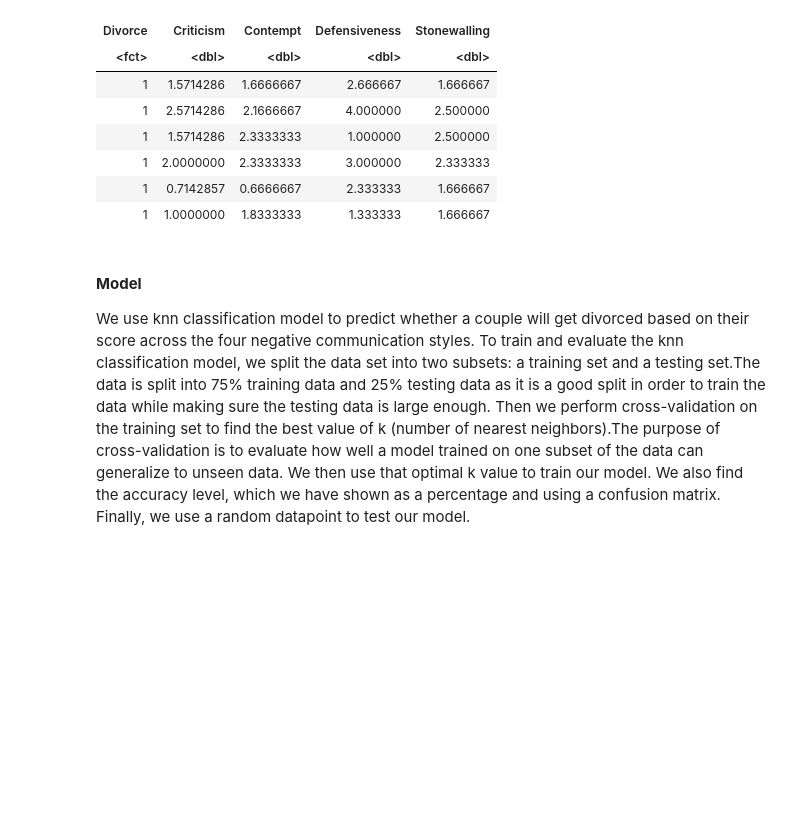
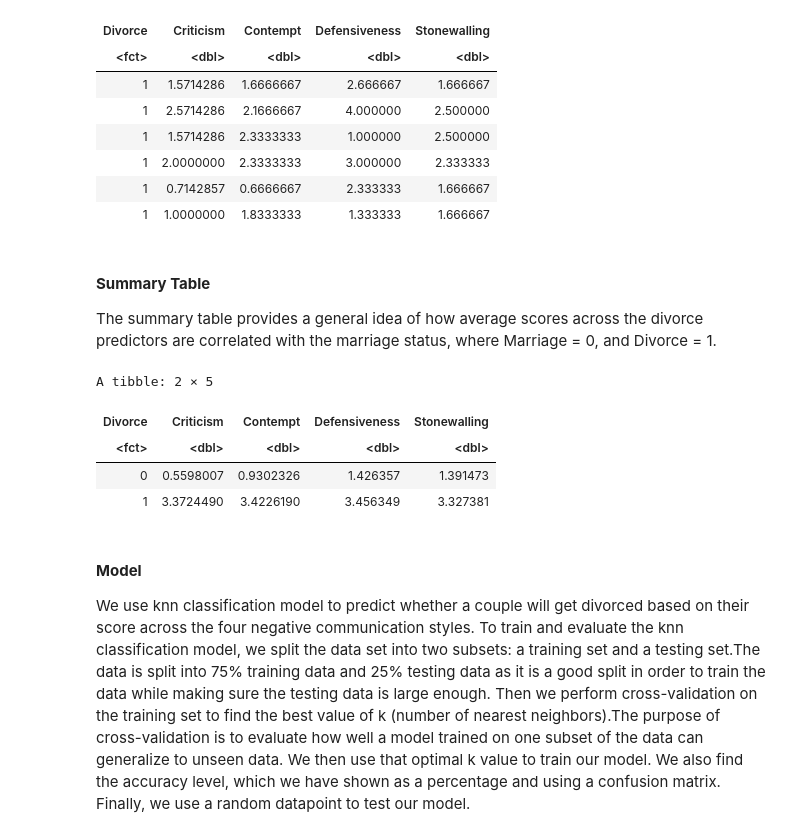
Before and after one commit to apurva-b/dsci100-project-58, a Jupyter notebook: Final Project with Editing.ipynb, the cells around one changed output. Drawn from its saved outputs; the diff is of its cells as text; code cells hidden in the pictures; blank space fills up the shorter version.

```diff
--- a/Final Project with Editing.ipynb
+++ b/Final Project with Editing.ipynb
@@ -117,6 +99,22 @@ A tibble: 6 × 5
 | 1 | 2.0000000 | 2.3333333 | 3.000000 | 2.333333 |
 | 1 | 0.7142857 | 0.6666667 | 2.333333 | 1.666667 |
 | 1 | 1.0000000 | 1.8333333 | 1.333333 | 1.666667 |
+# %% [markdown]
+#### **Summary Table**
+
+The summary table provides a general idea of how average scores across the divorce predictors are correlated with the marriage status, where Marriage = 0, and Divorce = 1.
+# %%
+divorce_summary_table <- final_dataset |>
+                group_by(Divorce) |>
+                summarise(across(Criticism:Stonewalling, mean))
+
+divorce_summary_table
+# %% [output]
+A tibble: 2 × 5
+| Divorce | Criticism | Contempt | Defensiveness | Stonewalling |
+| <fct> | <dbl> | <dbl> | <dbl> | <dbl> |
+| 0 | 0.5598007 | 0.9302326 | 1.426357 | 1.391473 |
+| 1 | 3.3724490 | 3.4226190 | 3.456349 | 3.327381 |
 # %% [markdown]
 #### **Model**
 
```
Also changed, not shown: parts of 7 cells of this notebook.
